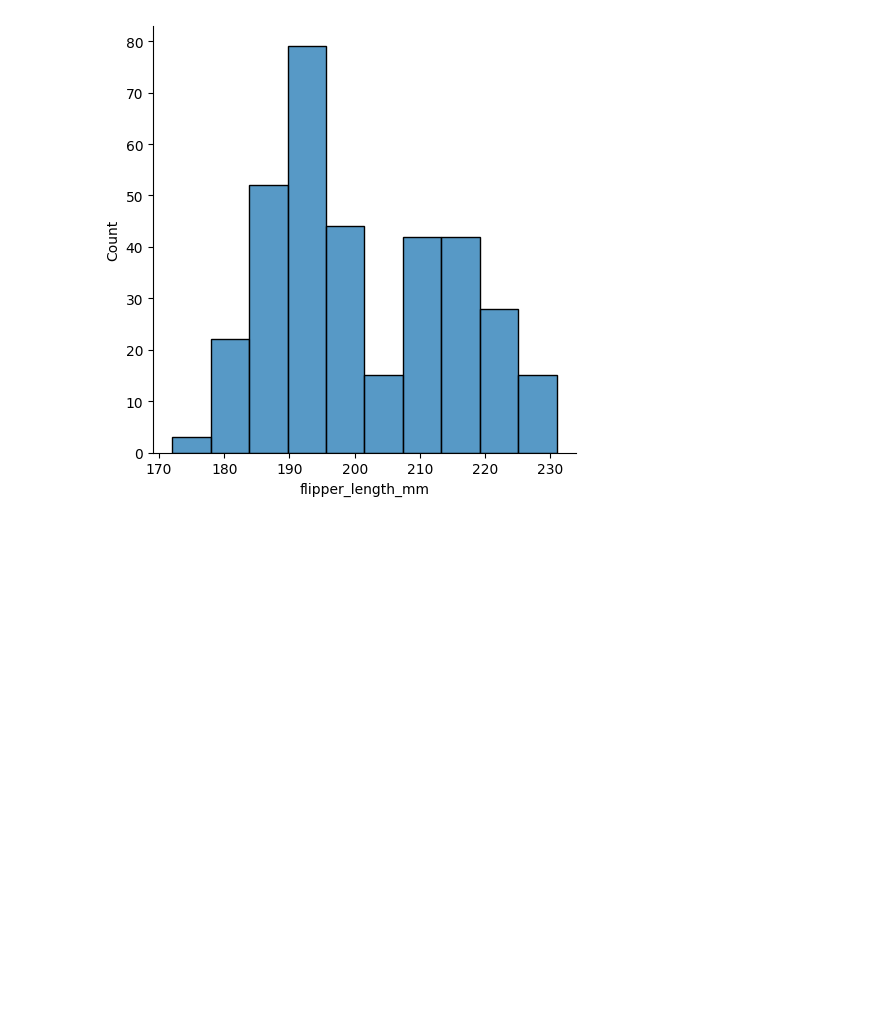
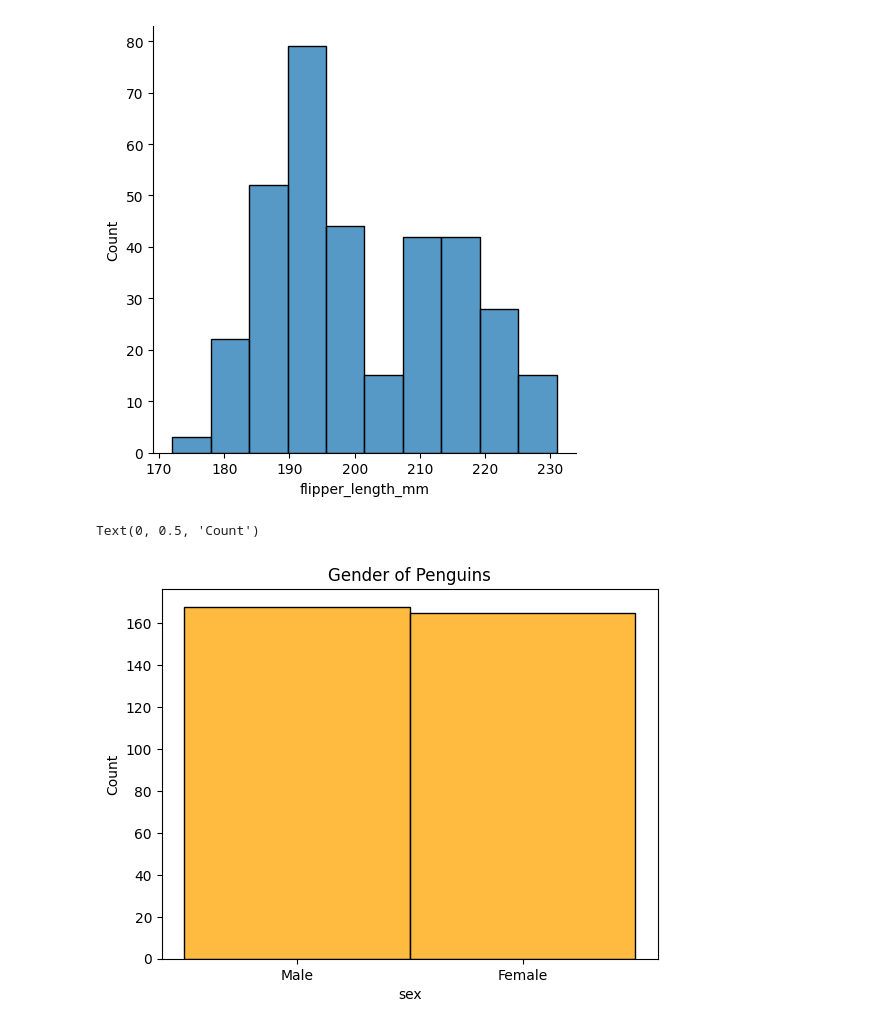
Before and after one commit to aakarshitpathak/data-analyst, a Jupyter notebook: data visualization/practice.ipynb, the cells around one changed output. Saved outputs shown, nothing was run; the diff lists cells and outputs as text; code cells hidden in the pictures; blank space fills up the shorter version.

```diff
--- a/data visualization/practice.ipynb
+++ b/data visualization/practice.ipynb
@@ -23,3 +23,13 @@ sns.displot(penguins, x="flipper_length_mm")
 # %% [output]
 <seaborn.axisgrid.FacetGrid at 0x...>
 [figure]
+# %%
+# Gender distribution
+fig = sns.histplot(df, x ='sex' , color ="orange" )
+
+fig.set_title('Gender of Penguins')
+fig.set_xlabel('sex')
+fig.set_ylabel('Count')
+# %% [output]
+Text(0, 0.5, 'Count')
+[figure, added]
```
